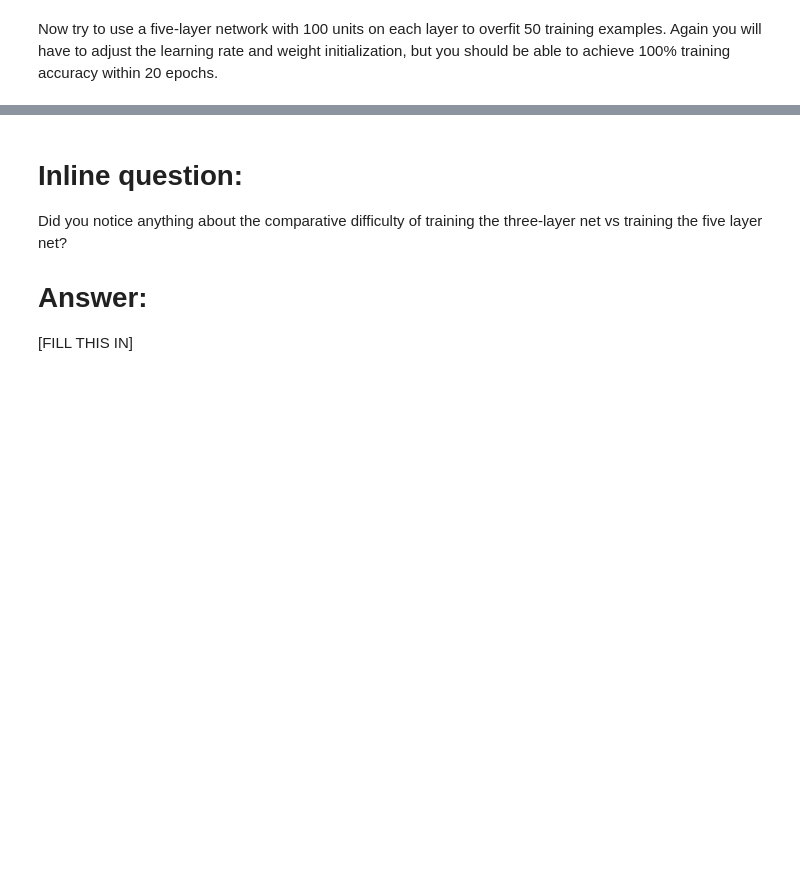
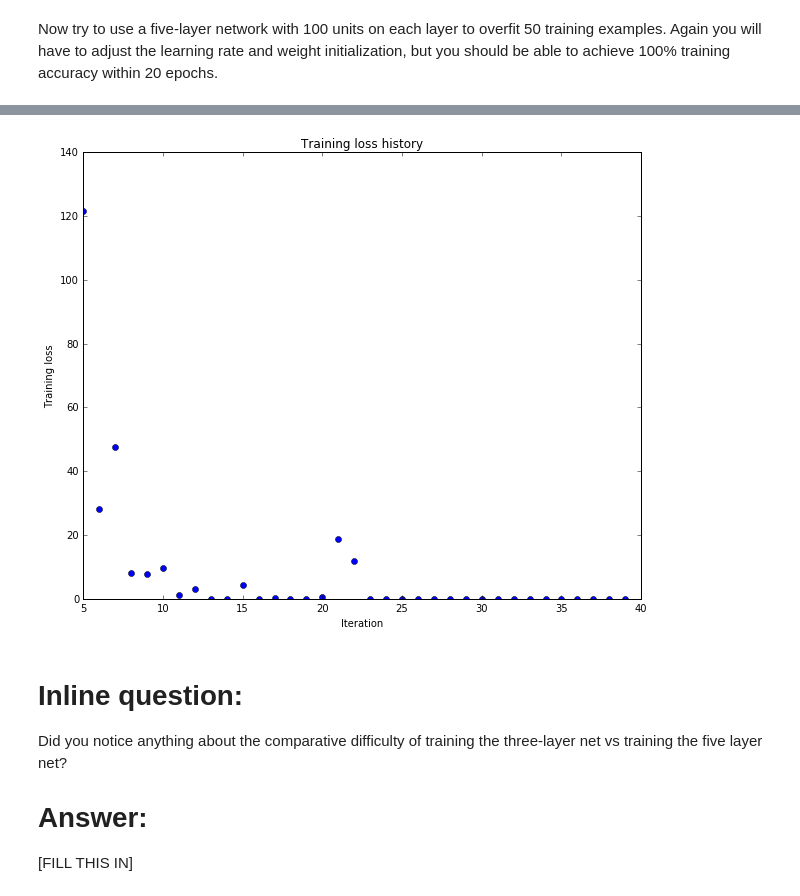
Before and after one commit to shaoweipng/cs231n-shaowei-testing, a Jupyter notebook: assignment2/FullyConnectedNets.ipynb, the cells around one changed output, grey strips where cells are left out. Saved outputs shown, nothing was run; the diff lists cells and outputs as text; code cells hidden in the pictures; blank space fills up the shorter version.

```diff
--- a/assignment2/FullyConnectedNets.ipynb
+++ b/assignment2/FullyConnectedNets.ipynb
@@ -445,8 +492,8 @@ small_data = {
   'y_val': data['y_val'],
 }
 
-learning_rate = 1e-3
-weight_scale = 1e-5
+learning_rate = 4.599811e-04
+weight_scale = 1.681998e-01
 model = FullyConnectedNet([100, 100, 100, 100],
                 weight_scale=weight_scale, dtype=np.float64)
 solver = Solver(model, small_data,
@@ -463,3 +510,4 @@ plt.title('Training loss history')
 plt.xlabel('Iteration')
 plt.ylabel('Training loss')
 plt.show()
+# %% [output]
@@ -466,3 +531,4 @@ plt.show()
+[figure, added]
 # %% [markdown]
 # Inline question:
 Did you notice anything about the comparative difficulty of training the three-layer net vs training the five layer net?
```
Also changed, not shown: parts of 12 cells of this notebook, 2 other files.
